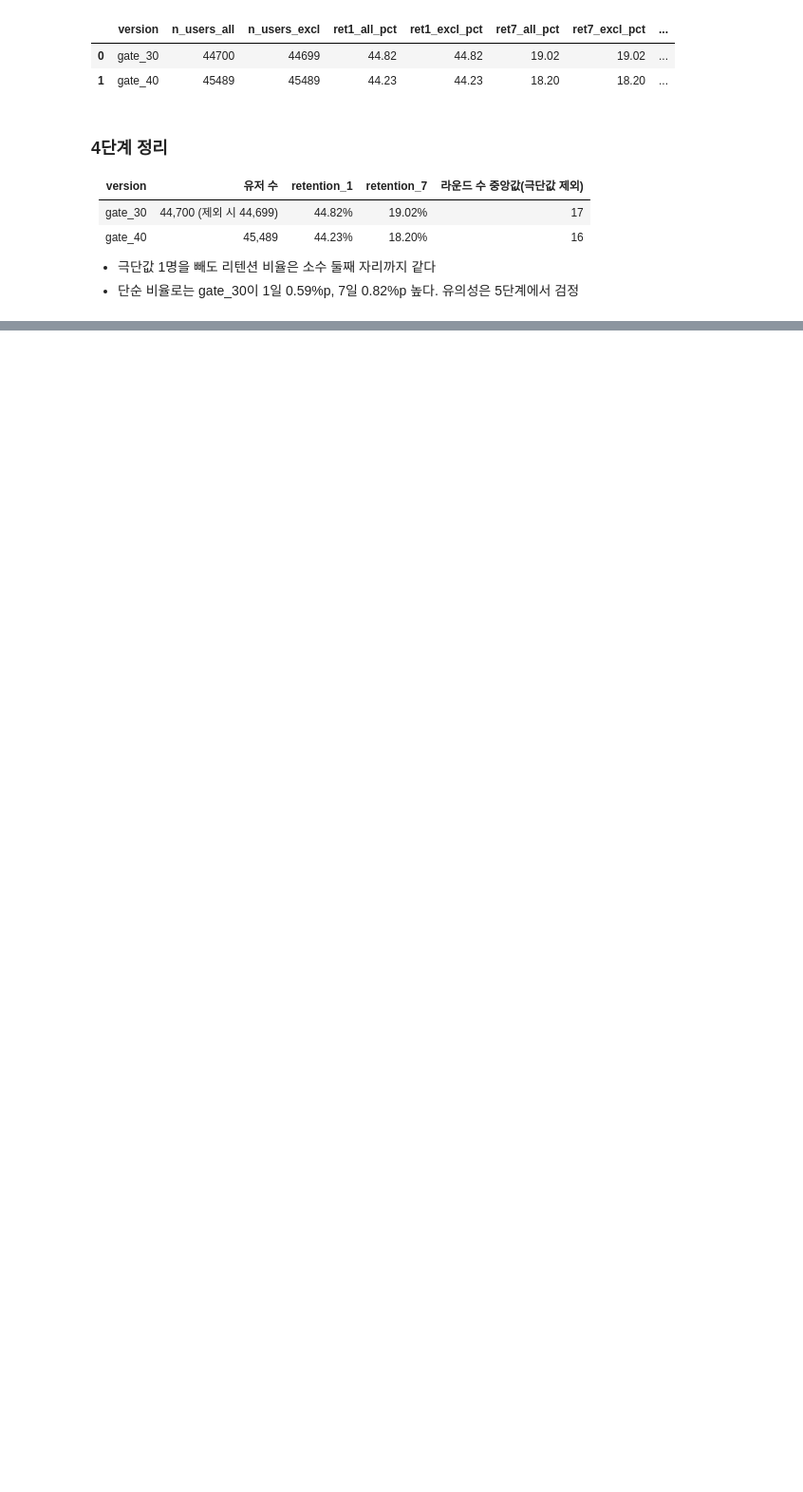
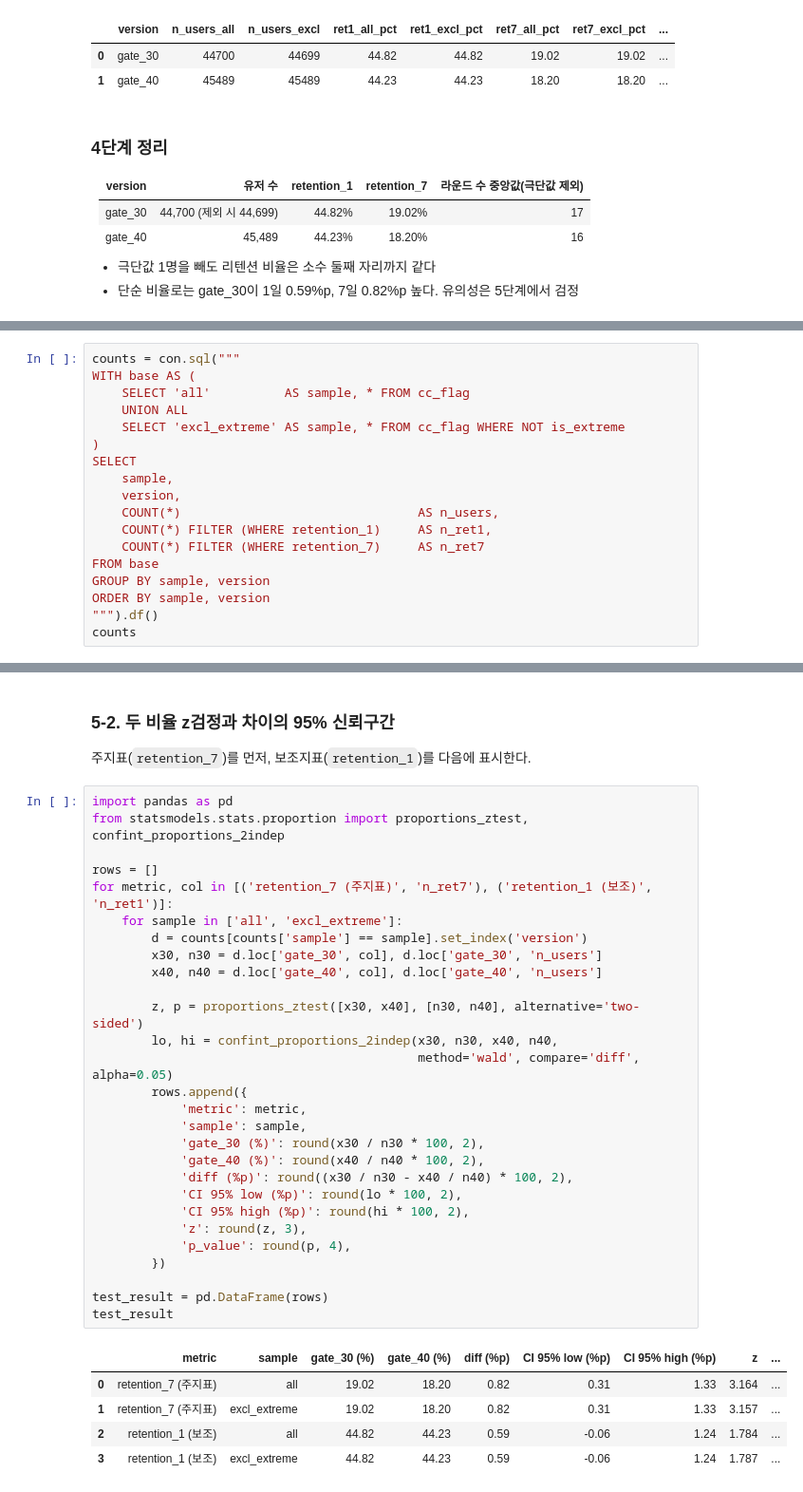
Before and after one commit to julyryunth-ux/cookie-cats-ab-test, a Jupyter notebook: analysis.ipynb, the cells around one changed output, grey strips where cells are left out. Shown at 95% size. Drawn from its saved outputs; the diff is of its cells as text; blank space fills up the shorter version.

```diff
--- a/analysis.ipynb
+++ b/analysis.ipynb
@@ -287,0 +301,18 @@ summary
+# %%
+counts = con.sql("""
+WITH base AS (
+    SELECT 'all'          AS sample, * FROM cc_flag
+    UNION ALL
+    SELECT 'excl_extreme' AS sample, * FROM cc_flag WHERE NOT is_extreme
+)
+SELECT
+    sample,
+    version,
+    COUNT(*)                                AS n_users,
+    COUNT(*) FILTER (WHERE retention_1)     AS n_ret1,
+    COUNT(*) FILTER (WHERE retention_7)     AS n_ret7
+FROM base
+GROUP BY sample, version
+ORDER BY sample, version
+""").df()
+counts
@@ -287,0 +325,38 @@ summary
+# %% [markdown]
+### 5-2. 두 비율 z검정과 차이의 95% 신뢰구간
+
+주지표(`retention_7`)를 먼저, 보조지표(`retention_1`)를 다음에 표시한다.
+# %%
+import pandas as pd
+from statsmodels.stats.proportion import proportions_ztest, confint_proportions_2indep
+
+rows = []
+for metric, col in [('retention_7 (주지표)', 'n_ret7'), ('retention_1 (보조)', 'n_ret1')]:
+    for sample in ['all', 'excl_extreme']:
+        d = counts[counts['sample'] == sample].set_index('version')
+        x30, n30 = d.loc['gate_30', col], d.loc['gate_30', 'n_users']
+        x40, n40 = d.loc['gate_40', col], d.loc['gate_40', 'n_users']
+
+        z, p = proportions_ztest([x30, x40], [n30, n40], alternative='two-sided')
+        lo, hi = confint_proportions_2indep(x30, n30, x40, n40,
+                                            method='wald', compare='diff', alpha=0.05)
+        rows.append({
+            'metric': metric,
+            'sample': sample,
+            'gate_30 (%)': round(x30 / n30 * 100, 2),
+            'gate_40 (%)': round(x40 / n40 * 100, 2),
+            'diff (%p)': round((x30 / n30 - x40 / n40) * 100, 2),
+            'CI 95% low (%p)': round(lo * 100, 2),
+            'CI 95% high (%p)': round(hi * 100, 2),
+            'z': round(z, 3),
+            'p_value': round(p, 4),
+        })
+
+test_result = pd.DataFrame(rows)
+test_result
+# %% [output]
+|  | metric | sample | gate_30 (%) | gate_40 (%) | diff (%p) | CI 95% low (%p) | CI 95% high (%p) | z | ... |
+| 0 | retention_7 (주지표) | all | 19.02 | 18.20 | 0.82 | 0.31 | 1.33 | 3.164 | ... |
+| 1 | retention_7 (주지표) | excl_extreme | 19.02 | 18.20 | 0.82 | 0.31 | 1.33 | 3.157 | ... |
+| 2 | retention_1 (보조) | all | 44.82 | 44.23 | 0.59 | -0.06 | 1.24 | 1.784 | ... |
+| 3 | retention_1 (보조) | excl_extreme | 44.82 | 44.23 | 0.59 | -0.06 | 1.24 | 1.787 | ... |
```
Also changed, not shown: parts of 4 cells of this notebook.
